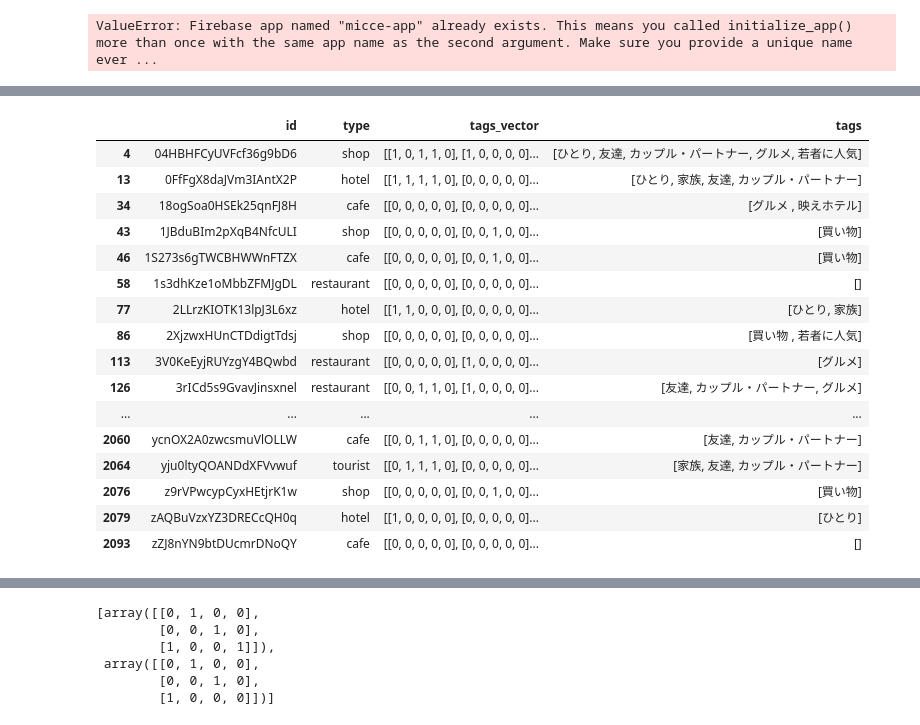
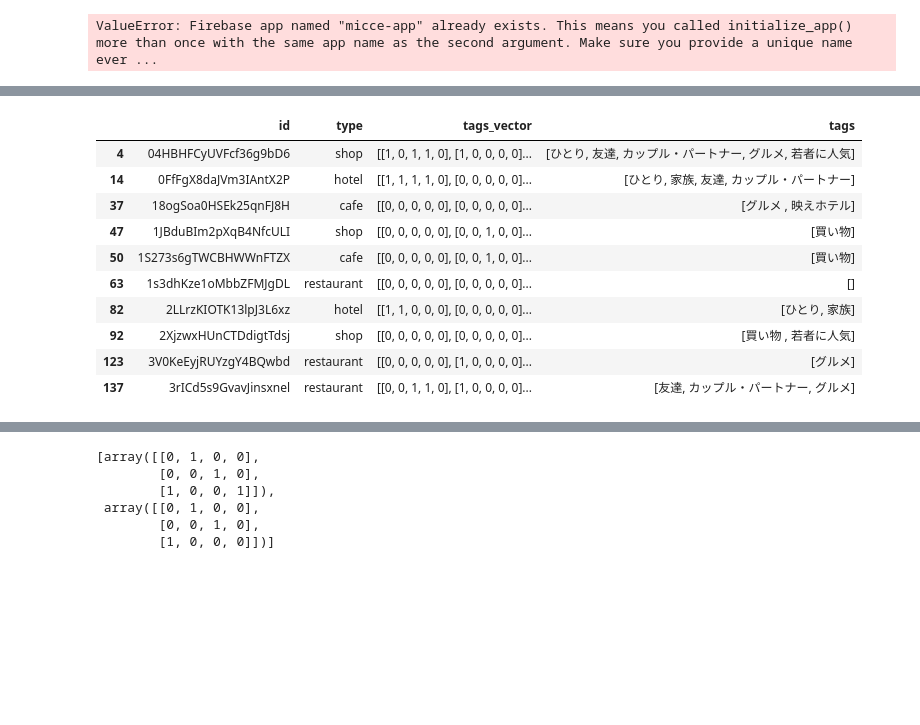
Before and after one commit to kinshotomoya/micce, a Jupyter notebook: micce.ipynb, the cells around one changed output, grey strips where cells are left out. Cells and saved outputs as stored; diff of their text form; code cells hidden in the pictures; blank space fills up the shorter version.

```diff
--- a/micce.ipynb
+++ b/micce.ipynb
@@ -6,7 +6,3 @@ import numpy as np
 pd.set_option('display.max_rows', 500)
 pd.set_option('display.max_columns', 100)
 from typing import List,Dict,Tuple
-# %%
-default_vec = np.array([[0,0,0,0],[0,0,0,0]])
-default_vec[0][0] = 1
-type(default_vec)
@@ -44,0 +37,5 @@ df
+# %%
+korea_airport_df = df[(df["name"] == "仁川国際空港") | (df["name"] == "金浦国際空港")]
+korea_airport_df["type"]= "airport"
+korea_airport_df = korea_airport_df.fillna("")
+korea_airport_df.head(10)
@@ -45,5 +51,5 @@ df
 # %%
 df = df.fillna("")
-exist_tags_df = df[df["tags"] != ""]
-exist_tags_df.head(5)
+exist_tag__df = df[df["tags"] != ""]
+exist_tag__df.head(2)
 # %% [output]
@@ -55,0 +59,3 @@ exist_tags_df.head(5)
+# %%
+korea_df = pd.concat([exist_tag__df, korea_airport_df], axis=0)
+korea_df.head(2)
@@ -106,33 +132,24 @@ categories
 # %%
 def create_vector(tags: List) -> np.ndarray:
     default_vec: np.ndarray = np.array([[0,0,0,0,0],[0,0,0,0,0],[0,0,0,0,0],[0,0,0,0,0]])
     for tag in tags:
         val: Tuple = categories.get(tag)
         if(val is not None):
             default_vec[val[0]][val[1]] = 1
     return default_vec
 
-exist_tags_df["tags_vector"] = exist_tags_df["tags"].apply(lambda x: create_vector(x))
-with_tag_vector_df = exist_tags_df.loc[:,["id","type","tags_vector","tags"]]
-with_tag_vector_df
-
-# TODO：続き
-# ある一個の検索クエリを作成してランキング作ってみる
+korea_df["tags_vector"] = korea_df["tags"].apply(lambda x: create_vector(x))
+with_tag_vector_df = korea_df.loc[:,["id","type","tags_vector","tags"]]
+with_tag_vector_df.head(10)
 # %% [output]
 |  | id | type | tags_vector | tags |
 | 4 | 04HBHFCyUVFcf36g9bD6 | shop | [[1, 0, 1, 1, 0], [1, 0, 0, 0, 0]... | [ひとり, 友達, カップル・パートナー, グルメ, 若者に人気] |
-| 13 | 0FfFgX8daJVm3IAntX2P | hotel | [[1, 1, 1, 1, 0], [0, 0, 0, 0, 0]... | [ひとり, 家族, 友達, カップル・パートナー] |
-| 34 | 18ogSoa0HSEk25qnFJ8H | cafe | [[0, 0, 0, 0, 0], [0, 0, 0, 0, 0]... | [グルメ , 映えホテル] |
-| 43 | 1JBduBIm2pXqB4NfcULI | shop | [[0, 0, 0, 0, 0], [0, 0, 1, 0, 0]... | [買い物] |
-| 46 | 1S273s6gTWCBHWWnFTZX | cafe | [[0, 0, 0, 0, 0], [0, 0, 1, 0, 0]... | [買い物] |
-| 58 | 1s3dhKze1oMbbZFMJgDL | restaurant | [[0, 0, 0, 0, 0], [0, 0, 0, 0, 0]... | [] |
-| 77 | 2LLrzKIOTK13lpJ3L6xz | hotel | [[1, 1, 0, 0, 0], [0, 0, 0, 0, 0]... | [ひとり, 家族] |
-| 86 | 2XjzwxHUnCTDdigtTdsj | shop | [[0, 0, 0, 0, 0], [0, 0, 0, 0, 0]... | [買い物 , 若者に人気] |
-| 113 | 3V0KeEyjRUYzgY4BQwbd | restaurant | [[0, 0, 0, 0, 0], [1, 0, 0, 0, 0]... | [グルメ] |
-| 126 | 3rICd5s9GvavJinsxnel | restaurant | [[0, 0, 1, 1, 0], [1, 0, 0, 0, 0]... | [友達, カップル・パートナー, グルメ] |
-| ... | ... | ... | ... | ... |
-| 2060 | ycnOX2A0zwcsmuVlOLLW | cafe | [[0, 0, 1, 1, 0], [0, 0, 0, 0, 0]... | [友達, カップル・パートナー] |
-| 2064 | yju0ltyQOANDdXFVvwuf | tourist | [[0, 1, 1, 1, 0], [0, 0, 0, 0, 0]... | [家族, 友達, カップル・パートナー] |
-| 2076 | z9rVPwcypCyxHEtjrK1w | shop | [[0, 0, 0, 0, 0], [0, 0, 1, 0, 0]... | [買い物] |
-| 2079 | zAQBuVzxYZ3DRECcQH0q | hotel | [[1, 0, 0, 0, 0], [0, 0, 0, 0, 0]... | [ひとり] |
-| 2093 | zZJ8nYN9btDUcmrDNoQY | cafe | [[0, 0, 0, 0, 0], [0, 0, 0, 0, 0]... | [] |
+| 14 | 0FfFgX8daJVm3IAntX2P | hotel | [[1, 1, 1, 1, 0], [0, 0, 0, 0, 0]... | [ひとり, 家族, 友達, カップル・パートナー] |
+| 37 | 18ogSoa0HSEk25qnFJ8H | cafe | [[0, 0, 0, 0, 0], [0, 0, 0, 0, 0]... | [グルメ , 映えホテル] |
+| 47 | 1JBduBIm2pXqB4NfcULI | shop | [[0, 0, 0, 0, 0], [0, 0, 1, 0, 0]... | [買い物] |
+| 50 | 1S273s6gTWCBHWWnFTZX | cafe | [[0, 0, 0, 0, 0], [0, 0, 1, 0, 0]... | [買い物] |
+| 63 | 1s3dhKze1oMbbZFMJgDL | restaurant | [[0, 0, 0, 0, 0], [0, 0, 0, 0, 0]... | [] |
+| 82 | 2LLrzKIOTK13lpJ3L6xz | hotel | [[1, 1, 0, 0, 0], [0, 0, 0, 0, 0]... | [ひとり, 家族] |
+| 92 | 2XjzwxHUnCTDdigtTdsj | shop | [[0, 0, 0, 0, 0], [0, 0, 0, 0, 0]... | [買い物 , 若者に人気] |
+| 123 | 3V0KeEyjRUYzgY4BQwbd | restaurant | [[0, 0, 0, 0, 0], [1, 0, 0, 0, 0]... | [グルメ] |
+| 137 | 3rICd5s9GvavJinsxnel | restaurant | [[0, 0, 1, 1, 0], [1, 0, 0, 0, 0]... | [友達, カップル・パートナー, グルメ] |
```
Also changed, not shown: parts of 9 cells of this notebook.
